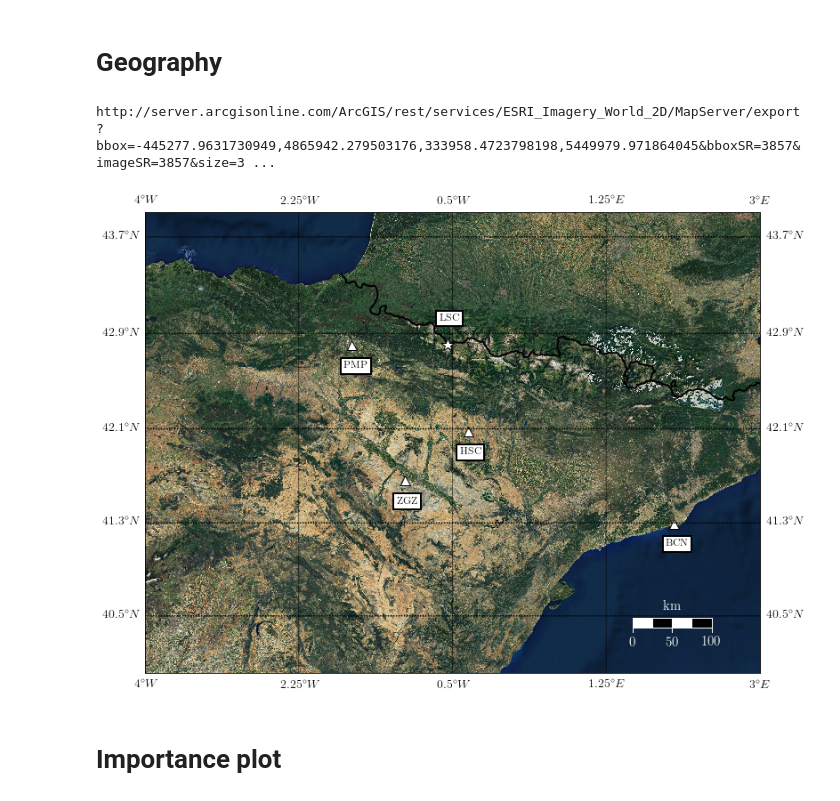
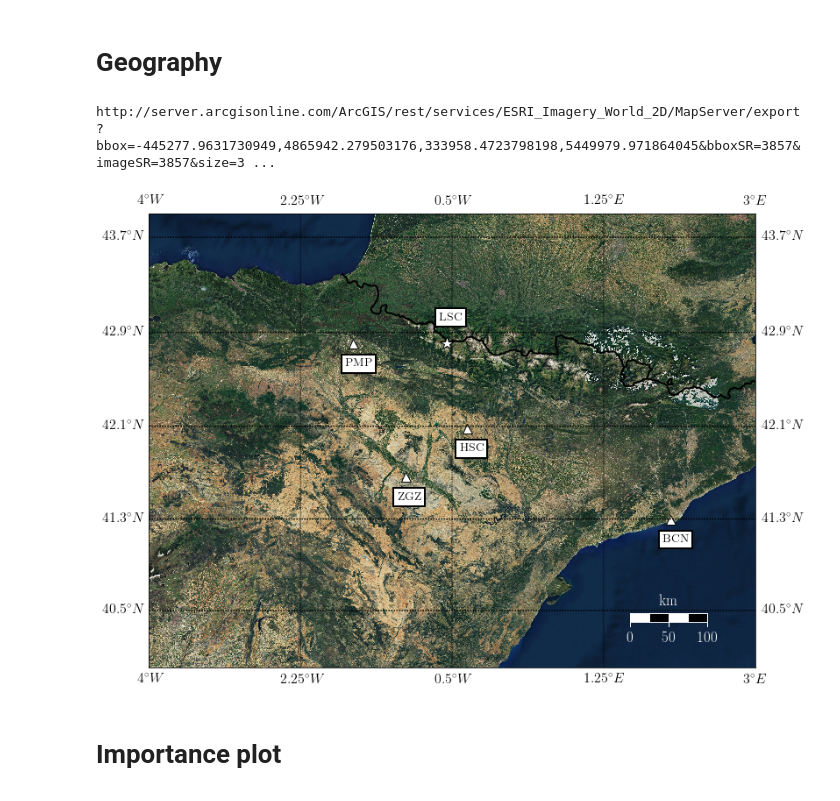
Before and after one commit to TsspGit/Rn_Time_Series, a Jupyter notebook: Maps/Earth_plots.ipynb, the cells around one changed output. Drawn from its saved outputs; the diff is of its cells as text; code cells hidden in the pictures.

Commit message:
Maps labelsizes

```diff
--- a/Maps/Earth_plots.ipynb
+++ b/Maps/Earth_plots.ipynb
@@ -5,10 +5,10 @@ import matplotlib.pyplot as plt
 import pandas as pd
 plt.rc('text',usetex=True)
 plt.rc('font',family='serif')
-plt.rcParams['xtick.labelsize']=13
-plt.rcParams['ytick.labelsize']=13
-plt.rcParams['axes.labelsize']=16
-plt.rcParams['axes.titlesize']=16
+plt.rcParams['xtick.labelsize']=16
+plt.rcParams['ytick.labelsize']=16
+plt.rcParams['axes.labelsize']=18
+plt.rcParams['axes.titlesize']=18
 # %% [markdown]
 # Geography
 # %%
@@ -19,42 +19,42 @@ bbprops= dict(boxstyle="square,pad=0.3", fc="white", ec="k", lw=2)
 # setup mercator map projection.
 m = Basemap(llcrnrlon=-4.,llcrnrlat=40,urcrnrlon=3.,urcrnrlat=43.9,\
             rsphere=(6378137.00,6356752.3142),\
             resolution='f',projection='merc',\
             lat_0=40.,lon_0=-20.,lat_ts=20., epsg=3857)
 m.arcgisimage(service='ESRI_Imagery_World_2D', xpixels = 3000, verbose= True)
 #m.drawcoastlines()
 m.drawcountries(linewidth=2)
 # draw stations
 ## BCN
 x, y = m(2+0.4/60+42/60**2, 41+17/60+49/60**2)
 m.plot(x, y, marker='^', markeredgecolor='k', color='w', markersize=11)
-plt.annotate('BCN', xycoords='data', xy=(x-1e4, y-3e4), bbox=bbprops, fontsize=12)
+plt.annotate('BCN', xycoords='data', xy=(x-1e4, y-3e4), bbox=bbprops, fontsize=14)
 ## PMP
 x, y = m(-(1 + 38/60 + 49/60**2), 42 + 48/60 + 21/60**2)
 m.plot(x, y, marker='^', markeredgecolor='k', color='w', markersize=11)
-plt.annotate('PMP', xycoords='data', xy=(x-1e4, y-3e4), bbox=bbprops, fontsize=12)
+plt.annotate('PMP', xycoords='data', xy=(x-1e4, y-3e4), bbox=bbprops, fontsize=14)
 ## HSC
 x, y = m(-(19/60 + 24/60**2), 42 + 4/60 + 51/60**2)
 m.plot(x, y, marker='^', markeredgecolor='k', color='w', markersize=11)
-plt.annotate('HSC', xycoords='data', xy=(x-1e4, y-3e4), bbox=bbprops, fontsize=12)
+plt.annotate('HSC', xycoords='data', xy=(x-1e4, y-3e4), bbox=bbprops, fontsize=14)
 ## ZGZ
 x, y = m(-(1 + 2/60 + 30/60**2), 41 + 39/60 + 58/60**2)
 m.plot(x, y, marker='^', markeredgecolor='k', color='w', markersize=11)
-plt.annotate('ZGZ', xycoords='data', xy=(x-1e4, y-3e4), bbox=bbprops, fontsize=12)
+plt.annotate('ZGZ', xycoords='data', xy=(x-1e4, y-3e4), bbox=bbprops, fontsize=14)
 ## LSC
 x, y = m(-(33/60 + 28/60**2), 42 + 48/60 + 21/60**2)
 m.plot(x, y, marker='*', markeredgecolor='k', color='w', markersize=16)
-plt.annotate('LSC', xycoords='data', xy=(x-1e4, y+3e4), bbox=bbprops, fontsize=12)
+plt.annotate('LSC', xycoords='data', xy=(x-1e4, y+3e4), bbox=bbprops, fontsize=14)
 parallels = np.round(np.linspace(40.5, 43.7, 5), 2)
-m.drawparallels(parallels, labels=[1,1,0,0], linewidth=1.5, fontsize=14)
+m.drawparallels(parallels, labels=[1,1,0,0], linewidth=1.5, fontsize=16)
 meridians = np.linspace(-4, 3, 5)
-m.drawmeridians(meridians, labels=[0,0,1,1], linewidth=1, fontsize=14)
-m.drawmapscale(2, 40.44, 3.3, 41.5, 100, barstyle='fancy', fontsize=15, linewidth=1, fontcolor='w')
+m.drawmeridians(meridians, labels=[0,0,1,1], linewidth=1, fontsize=16)
+m.drawmapscale(2, 40.44, 3.3, 41.5, 100, barstyle='fancy', fontsize=17, linewidth=1, fontcolor='w')
 plt.show()
 fig.savefig('./Map.png', dpi=100)
 # %% [output]
 http://server.arcgisonline.com/ArcGIS/rest/services/ESRI_Imagery_World_2D/MapServer/export?bbox=-445277.9631730949,4865942.279503176,333958.4723798198,5449979.971864045&bboxSR=3857&imageSR=3857&size=3 ...
-[figure, old version]
+[figure, new version]
 # %%
 def png_toeps(path, out, conv = 'L'):
     # L => B&W pic
```
Also changed, not shown: parts of 1 cell of this notebook, 3 other files.
